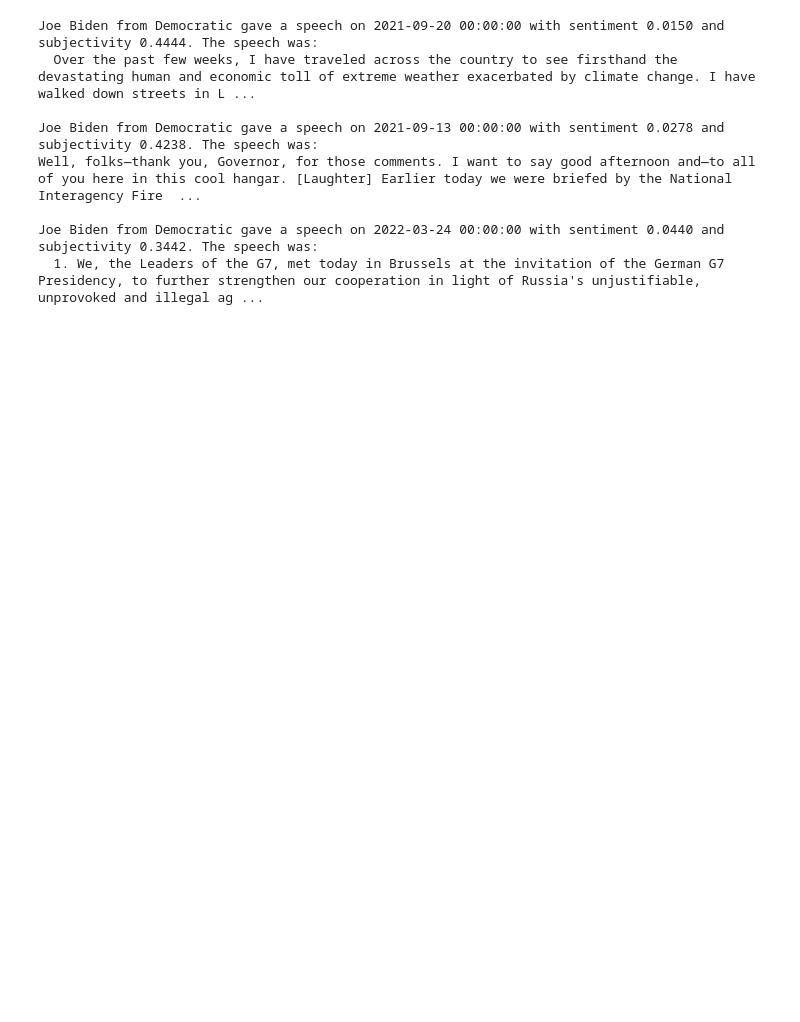
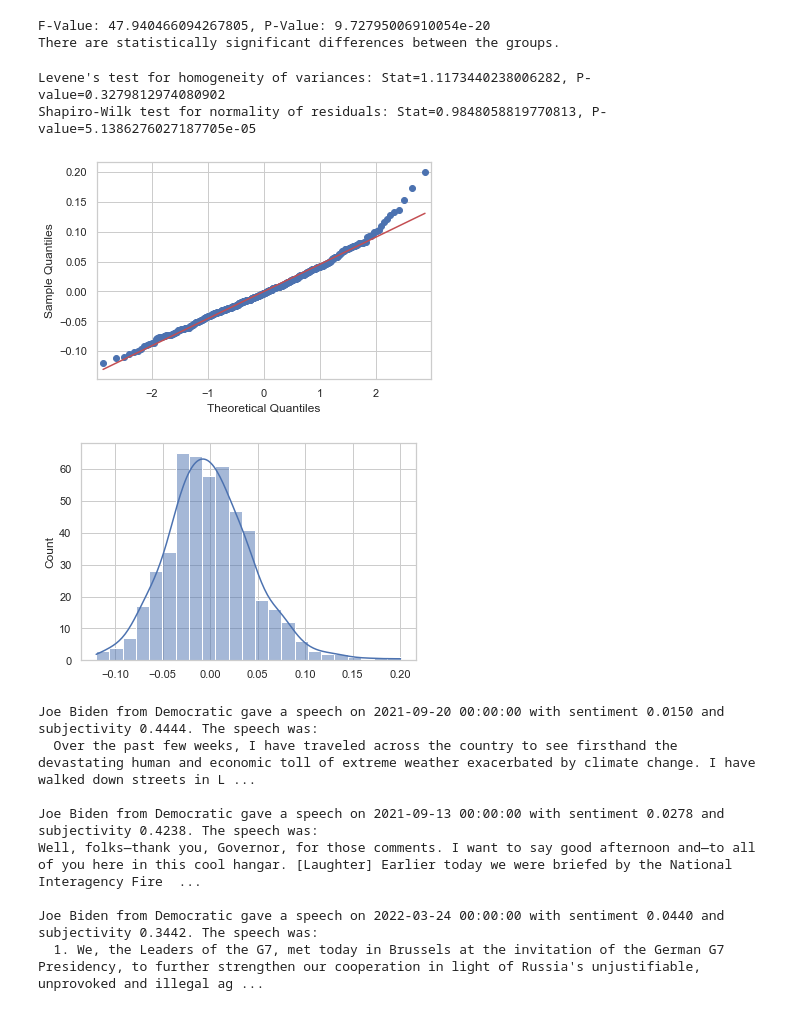
Before and after one commit to Alvaroguijarro97/text_as_data_final_project, a Jupyter notebook: sentiment_evaluation.ipynb, the cells around one changed output. Cells and saved outputs as stored; diff of their text form; code cells hidden in the pictures; blank space fills up the shorter version.

```diff
--- a/sentiment_evaluation.ipynb
+++ b/sentiment_evaluation.ipynb
@@ -97,3 +158,67 @@ plt.show()
+# %%
+import pandas as pd
+from scipy import stats
+
+# Assuming 'df_sentiment_blob' is your DataFrame and it has columns 'speaker' and 'sentiment'
+
+# First, we create a list that contains the sentiment scores for each president's speeches
+groups = df_sentiment_blob.groupby('speaker')['sentiment'].apply(list)
+
+# Perform the ANOVA test
+f_value, p_value = stats.f_oneway(*groups)
+
+print(f"F-Value: {f_value}, P-Value: {p_value}")
+
+# Check if the p-value is less than the significance level (usually 0.05) to determine if the differences are statistically significant
+if p_value < 0.05:
+    print("There are statistically significant differences between the groups.")
+else:
+    print("There are no statistically significant differences between the groups.")
+# %% [output]
+F-Value: 47.940466094267805, P-Value: 9.72795006910054e-20
+There are statistically significant differences between the groups.
+# %%
+import pandas as pd
+from scipy import stats
+import seaborn as sns
+import matplotlib.pyplot as plt
+
+# Assuming 'df_sentiment_blob' is your DataFrame and it has columns 'speaker' and 'sentiment'
+# You may need to adjust this code to fit the structure of your DataFrame
+
+# Test for homogeneity of variances
+grouped_data = [group['sentiment'].values for name, group in df_sentiment_blob.groupby('speaker')]
+levene_stat, levene_p = stats.levene(*grouped_data)
+print(f"Levene's test for homogeneity of variances: Stat={levene_stat}, P-value={levene_p}")
+
+# Normality test for residuals using Shapiro-Wilk test
+# First, we need to fit an ANOVA model and get the residuals
+import statsmodels.api as sm
+from statsmodels.formula.api import ols
+
+# Fit the model
+model = ols('sentiment ~ C(speaker)', data=df_sentiment_blob).fit()
+# Get the residuals
+residuals = model.resid
+
+# Shapiro-Wilk test
+shapiro_stat, shapiro_p = stats.shapiro(residuals)
+print(f"Shapiro-Wilk test for normality of residuals: Stat={shapiro_stat}, P-value={shapiro_p}")
+
+# If the p-values are less than 0.05, we reject the null hypothesis and assume that variances are not equal or residuals are not normally distributed.
+
+# Visual inspection for normality of residuals using Q-Q plot
+sm.qqplot(residuals, line='s')
+plt.show()
+
+# Histogram of the residuals
+sns.histplot(residuals, kde=True)
+plt.show()
+# %% [output]
+Levene's test for homogeneity of variances: Stat=1.1173440238006282, P-value=0.3279812974080902
+Shapiro-Wilk test for normality of residuals: Stat=0.9848058819770813, P-value=5.1386276027187705e-05
+[figure, added]
+[figure, added]
 # %%
 # What are the lowest sentiment speeches?
 
```
Also changed, not shown: parts of 4 cells of this notebook, 3 other files.
